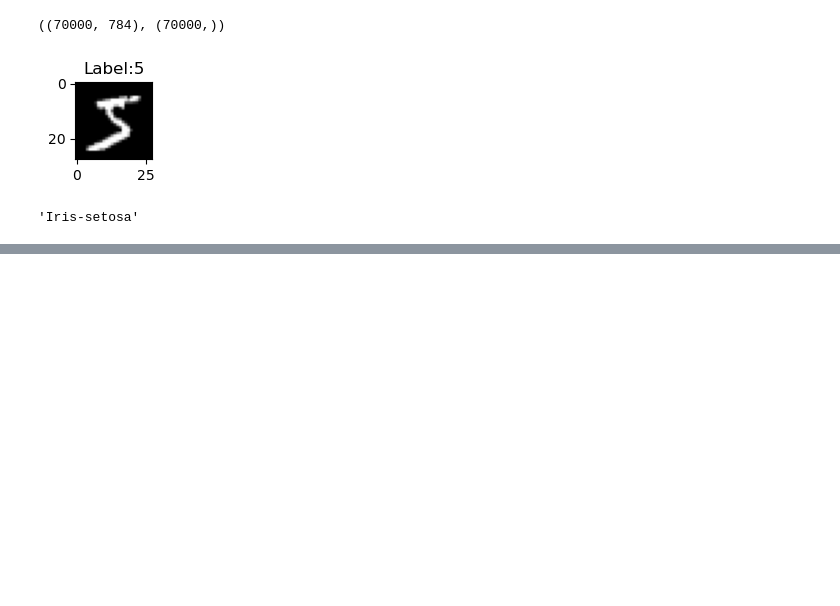
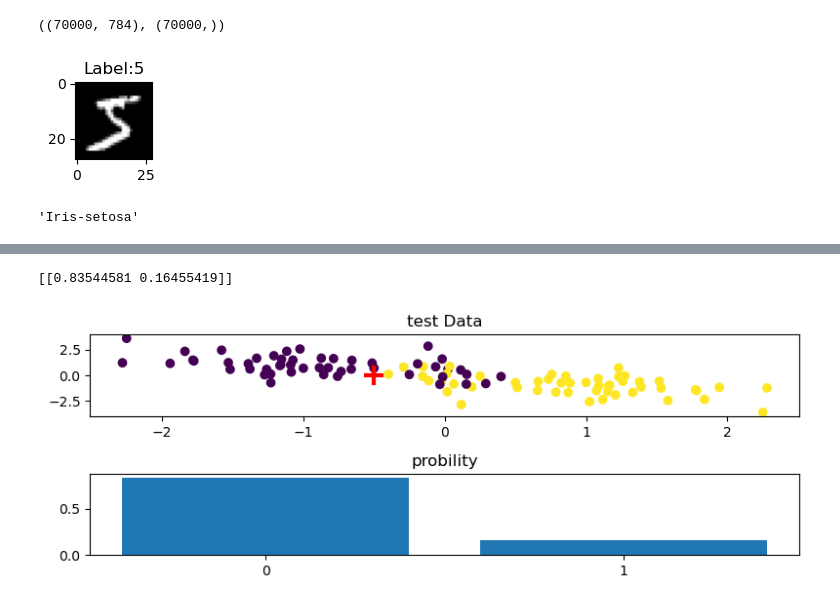
Before and after one commit to yisy0703/ai, a Jupyter notebook: source/13_MachineLearning/3장_분류분석.ipynb, the cells around one changed output, grey strips where cells are left out. Cells and saved outputs as stored; diff of their text form; code cells hidden in the pictures; blank space fills up the shorter version.

```diff
--- a/source/13_MachineLearning/3장_분류분석.ipynb
+++ b/source/13_MachineLearning/3장_분류분석.ipynb
@@ -79,0 +205,18 @@ y[0]
+# %%
+plt.figure(figsize=(8,3))
+x = [[-0.5,0]]
+p = model.predict_proba(x)
+print(p)
+plt.subplot(211)
+plt.scatter(X[:,0], X[:,1], c=y)
+plt.scatter(x[0][0], x[0][1], c='r', marker='+', s=200, lw=3)
+plt.title('test Data')
+plt.subplot(212)
+plt.bar(model.classes_, p[0])
+plt.xticks(model.classes_)
+plt.title('probility')
+plt.tight_layout()
+plt.show()
+# %% [output]
+[[0.83544581 0.16455419]]
+[figure, added]
```
Also changed, not shown: parts of 18 cells of this notebook.
